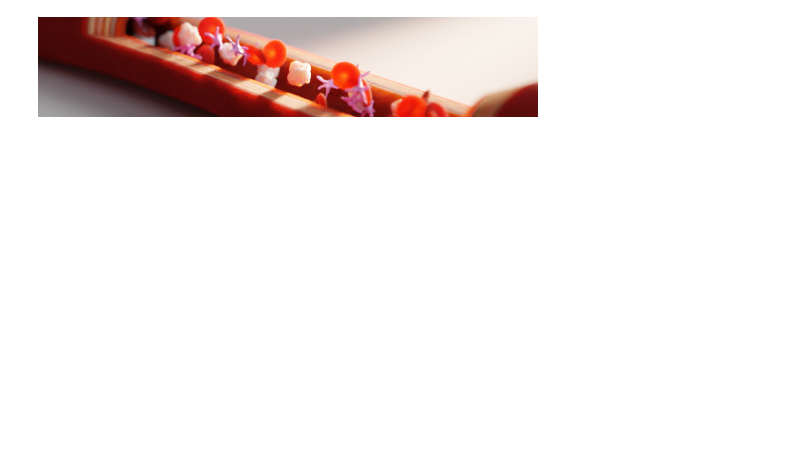
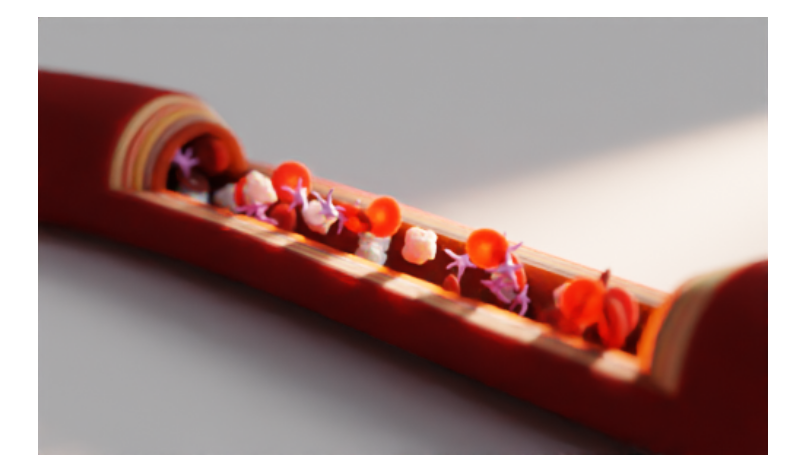
Before and after one commit to kolibril13/ipyblender-experimental, a Jupyter notebook: blood_vessle.ipynb, the cells around one changed output. Cells and saved outputs as stored; diff of their text form; code cells hidden in the pictures; blank space fills up the shorter version.

```diff
--- a/blood_vessle.ipynb
+++ b/blood_vessle.ipynb
@@ -7,24 +7,26 @@ sys.stderr = open(os.devnull, 'w')
 # %%
 import bpy
 from IPython.display import display, Image
 
 
 def render_image(resx=200, resy = 100):
     path = "test.png"
+    bpy.context.scene.cycles.samples = 30
+
     bpy.context.scene.render.resolution_x = resx
     bpy.context.scene.render.resolution_y = resy
     bpy.context.scene.render.image_settings.file_format = 'PNG'
     bpy.ops.render.render()
     bpy.data.images['Render Result'].save_render(filepath=path)
-    display(Image(filename=path, width=500))
+    display(Image(filename=path, width=1000))
 
 bpy.ops.wm.open_mainfile(filepath="blood_vessel.blend")
 bpy.ops.object.geometry_nodes_move_to_nodes()
 artery_object = bpy.data.objects['Artery']
 group = artery_object.modifiers['Artery'].node_group.nodes['Group']
-render_image(resx = 500, resy = 100)
+render_image(resx = 500, resy = 300)
 # %% [output]
-[figure, old version]
+[figure, new version]
 # %%
 group.inputs['Cutaway start'].default_value = 0
 group.inputs['Cutaway end'].default_value = 1
```
Also changed, not shown: parts of 1 cell of this notebook, 1 other file.
